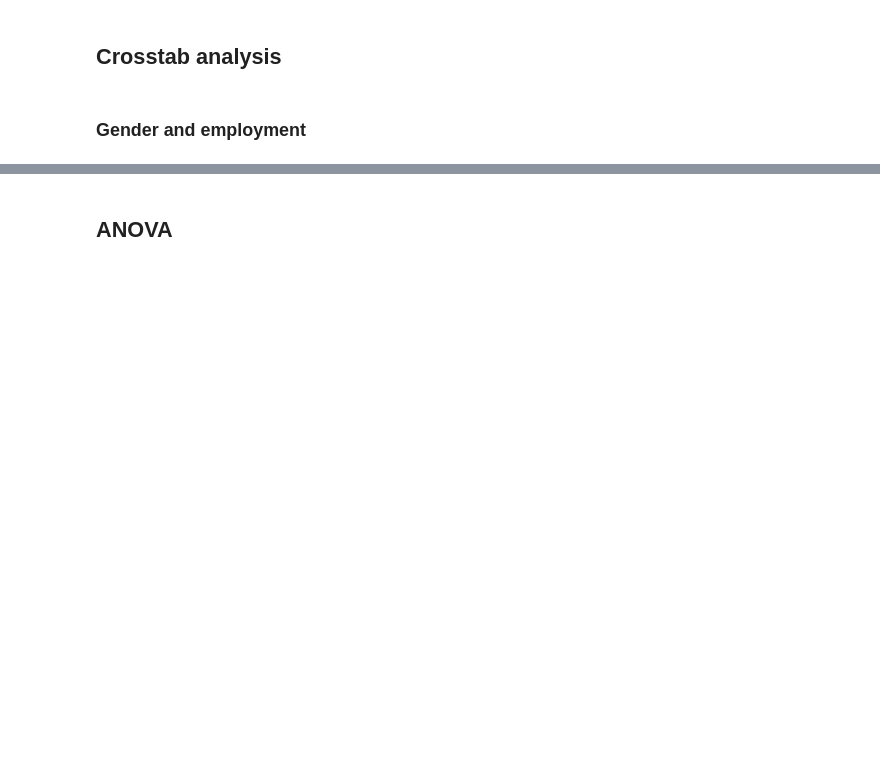
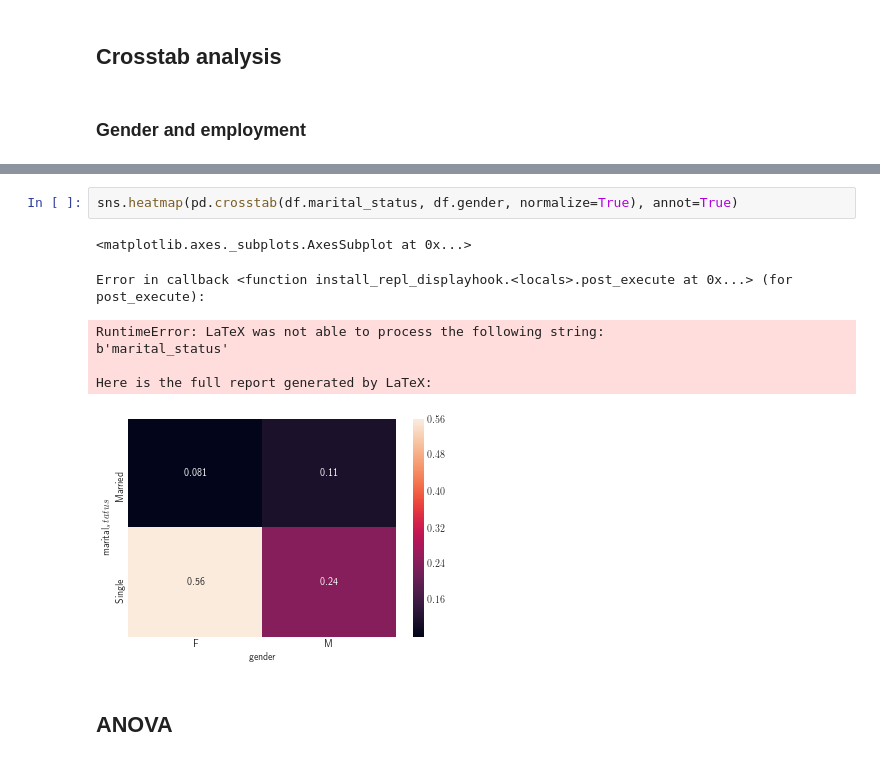
Before and after one commit to iyedg/municipal_elections_tunisia_2018, a Jupyter notebook: Tunisian municipal elections 2018.ipynb, the cells around one changed output, grey strips where cells are left out. Saved outputs shown, nothing was run; the diff lists cells and outputs as text; blank space fills up the shorter version.

```diff
--- a/Tunisian municipal elections 2018.ipynb
+++ b/Tunisian municipal elections 2018.ipynb
@@ -309,3 +318,13 @@ sns.heatmap(pd.crosstab(df.age, df.employment, normalize=True), annot=True)
+# %%
+sns.heatmap(pd.crosstab(df.marital_status, df.gender, normalize=True), annot=True)
+# %% [output]
+<matplotlib.axes._subplots.AxesSubplot at 0x...>
+Error in callback <function install_repl_displayhook.<locals>.post_execute at 0x...> (for post_execute):
+RuntimeError: LaTeX was not able to process the following string:
+b'marital_status'
+
+Here is the full report generated by LaTeX:
+[figure, added]
 # %% [markdown]
 ## ANOVA
 # %%
```
Also changed, not shown: parts of 30 cells of this notebook.
